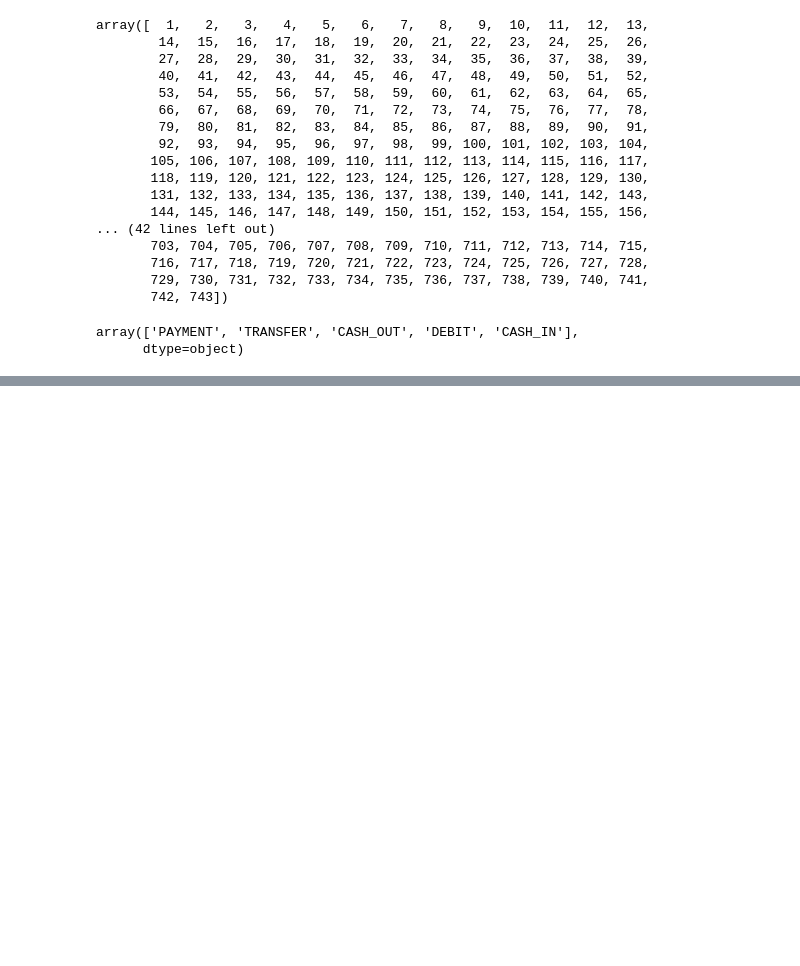
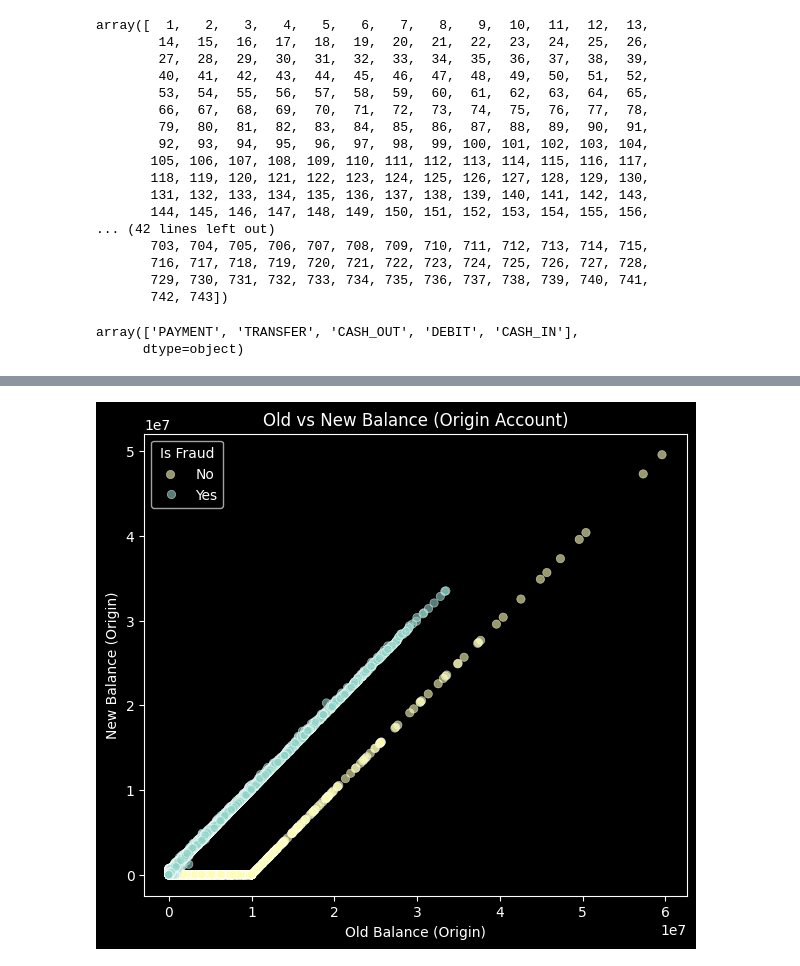
Before and after one commit to ProgrammerRez/CC_Fraud, a Jupyter notebook: EDA.ipynb, the cells around one changed output, grey strips where cells are left out. Saved outputs shown, nothing was run; the diff lists cells and outputs as text; code cells hidden in the pictures; blank space fills up the shorter version.

```diff
--- a/EDA.ipynb
+++ b/EDA.ipynb
@@ -238,0 +79,18 @@ NameError: name 'X_train' is not defined
+# %%
+non_farud_df = df[df['isFraud']==0].sample(n=len(df_fraud)*5,random_state=42)
+
+visual_df = pd.concat([df_fraud,non_farud_df])
+
+plt.figure(figsize=(7,6))
+sns.scatterplot(
+    data=visual_df,  # random sample for clarity
+    x='oldbalanceOrg', y='newbalanceOrig',
+    hue='isFraud', alpha=0.6
+)
+plt.title('Old vs New Balance (Origin Account)')
+plt.xlabel('Old Balance (Origin)')
+plt.ylabel('New Balance (Origin)')
+plt.legend(title='Is Fraud', labels=['No', 'Yes'])
+plt.show()
+# %% [output]
+[figure, added]
```
Also changed, not shown: parts of 43 cells of this notebook, 5 other files.
